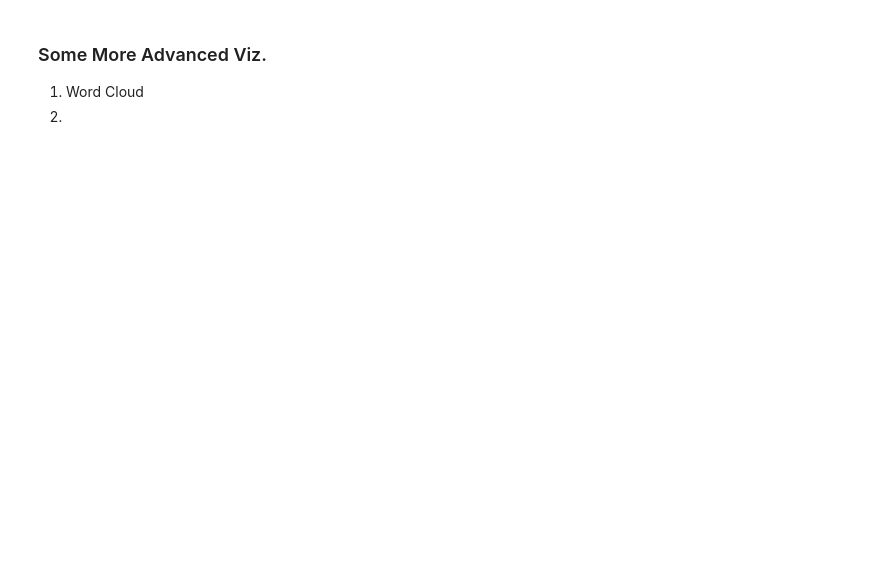
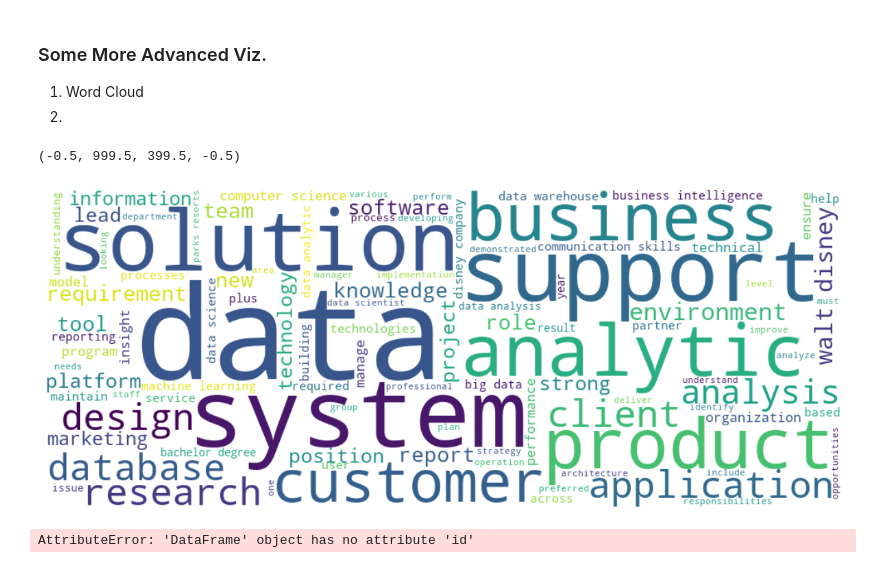
Before and after one commit to ColinB19/datajobswebscraper, a Jupyter notebook: Webscrape_DataJobs.ipynb, the cells around one changed output. Drawn from its saved outputs; the diff is of its cells as text; code cells hidden in the pictures; blank space fills up the shorter version.

```diff
--- a/Webscrape_DataJobs.ipynb
+++ b/Webscrape_DataJobs.ipynb
@@ -449,0 +619,23 @@ for w in sorted(buzz_word_counts2, key=buzz_word_counts2.get, reverse=True):
+# %%
+wordcloud = WordCloud(background_color = 'white', max_words = 100, height = 400, width = 1000).generate(' '.join(job_descriptions['desc_stop_rem']))
+
+
+f, ax = plt.subplots(figsize=(15,8))
+# Display the generated image:
+ax.imshow(wordcloud, interpolation='bilinear')
+ax.axis("off")
+# %% [output]
+(-0.5, 999.5, 399.5, -0.5)
+[figure, added]
+# %%
+# what about just for data science type positions?
+ds_jd = job_descriptions[job_descriptions['job_id'].isin(job_meta[job_meta.clean_title == 'Data Scientist'].index)]
+wordcloud = WordCloud(background_color = 'white', max_words = 100, height = 400, width = 1000).generate(' '.join(ds_jd['desc_stop_rem']))
+
+
+f, ax = plt.subplots(figsize=(15,8))
+# Display the generated image:
+ax.imshow(wordcloud, interpolation='bilinear')
+ax.axis("off")
+# %% [output]
+AttributeError: 'DataFrame' object has no attribute 'id'
```
Also changed, not shown: parts of 12 cells of this notebook, 1 other file.
